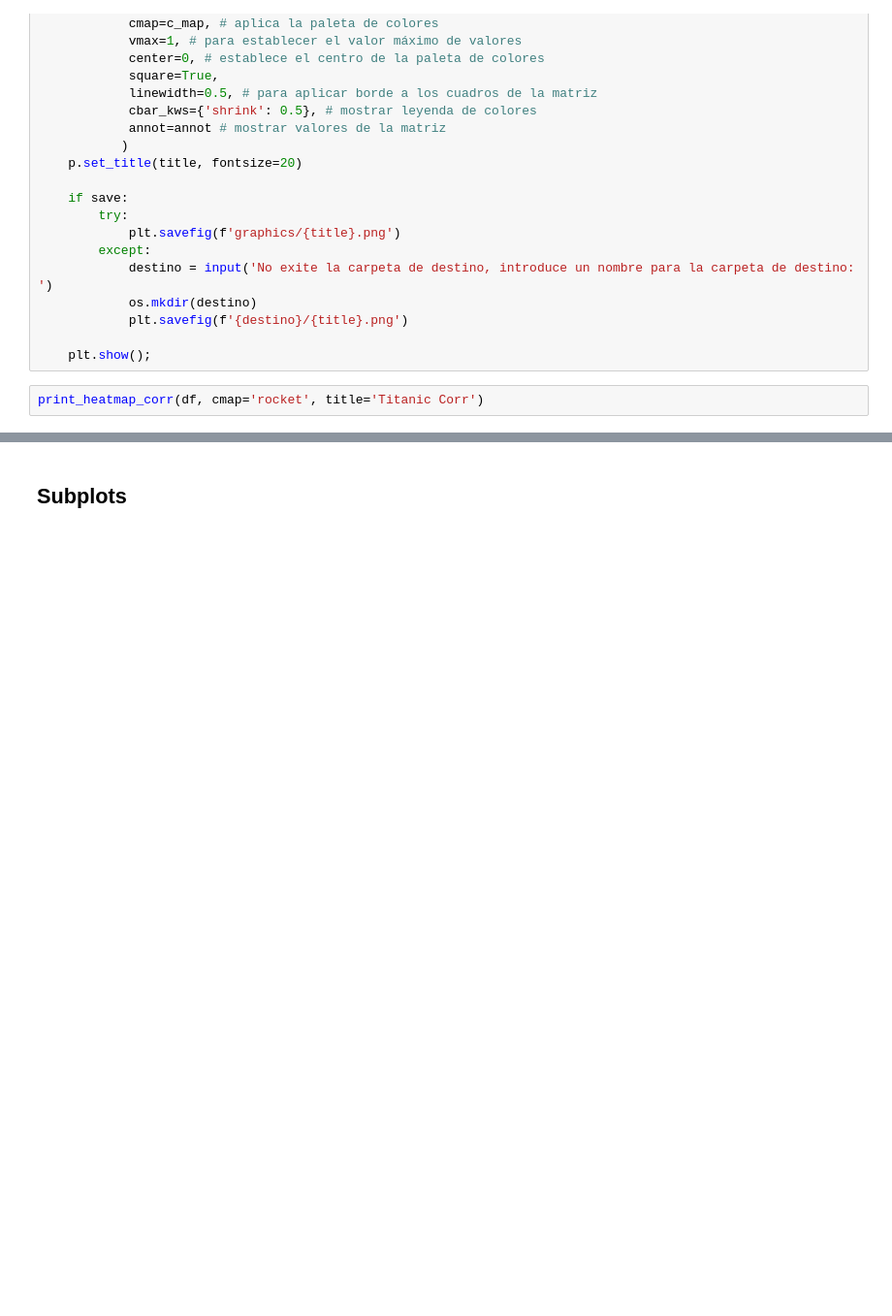
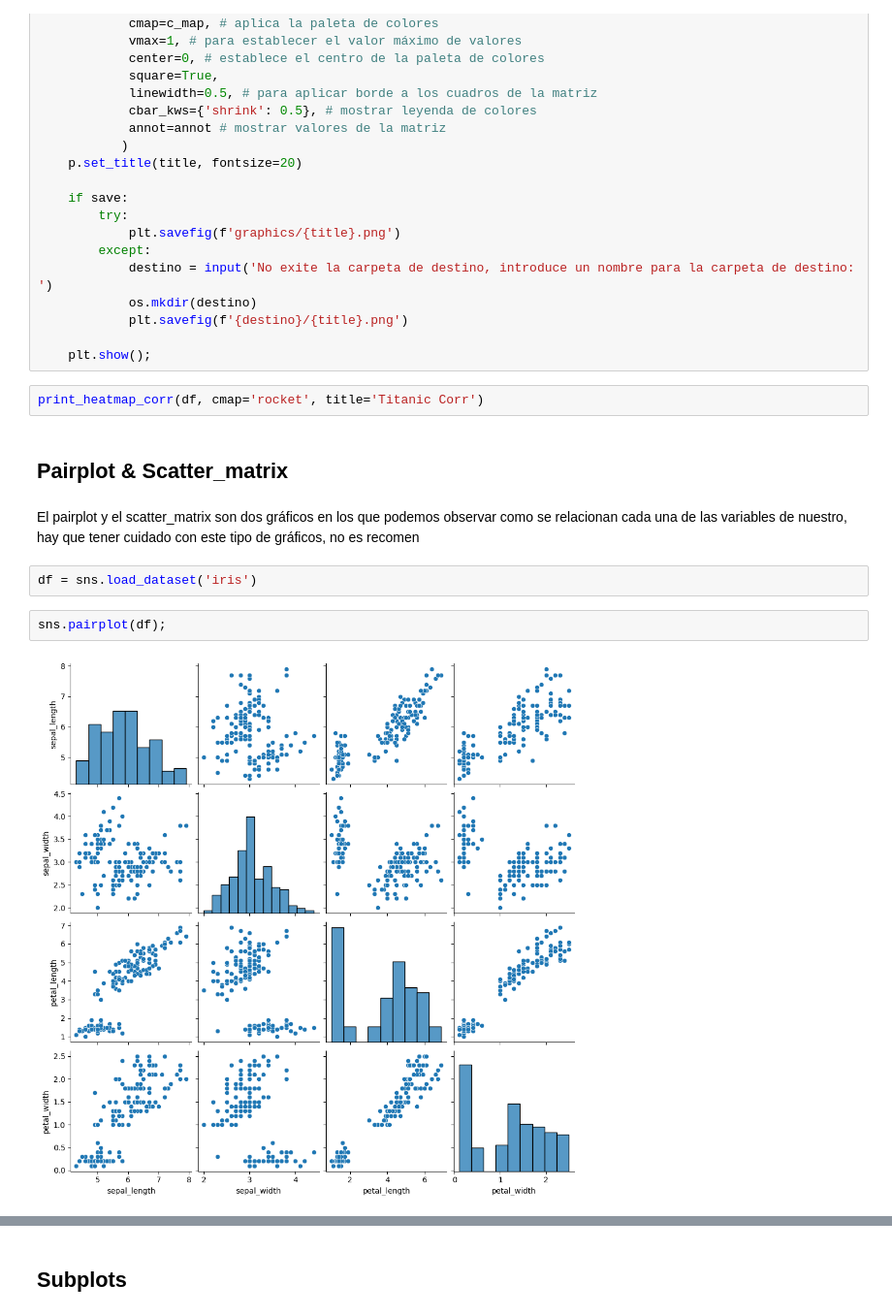
Before and after one commit to paulaanb/Apuntes-de-Clase, a Jupyter notebook: Apuntes Clase/Week_4/Day_1/4.1.1 - Matplotlib & Seaborn.ipynb, the cells around one changed output, grey strips where cells are left out. Shown at 97% size. Saved outputs shown, nothing was run; the diff lists cells and outputs as text; blank space fills up the shorter version.

```diff
--- a/Apuntes Clase/Week_4/Day_1/4.1.1 - Matplotlib & Seaborn.ipynb
+++ b/Apuntes Clase/Week_4/Day_1/4.1.1 - Matplotlib & Seaborn.ipynb
@@ -413,3 +413,13 @@ def print_heatmap_corr(data:pd.DataFrame, annot:bool=True, cmap:str=None,
     plt.show();
 # %%
 print_heatmap_corr(df, cmap='rocket', title='Titanic Corr')
+# %% [markdown]
+## Pairplot & Scatter_matrix
+# %% [markdown]
+El pairplot y el scatter_matrix son dos gráficos en los que podemos observar como se relacionan cada una de las variables de nuestro, hay que tener cuidado con este tipo de gráficos, no es recomen
+# %%
+df = sns.load_dataset('iris')
+# %%
+sns.pairplot(df);
+# %% [output]
+[figure, added]
```
Also changed, not shown: parts of 1 cell of this notebook, 5 other files.
